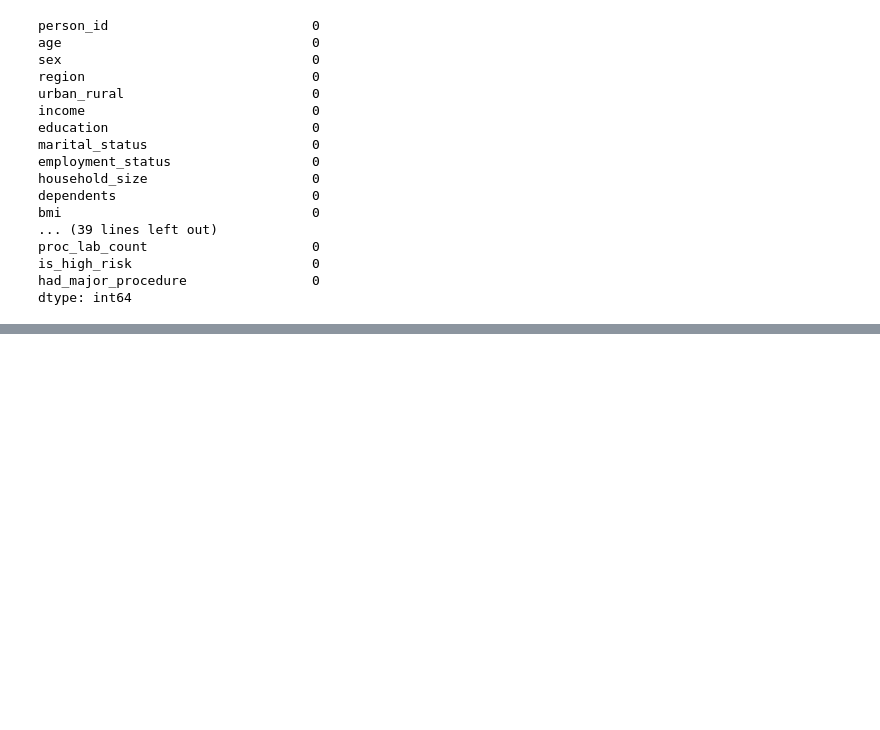
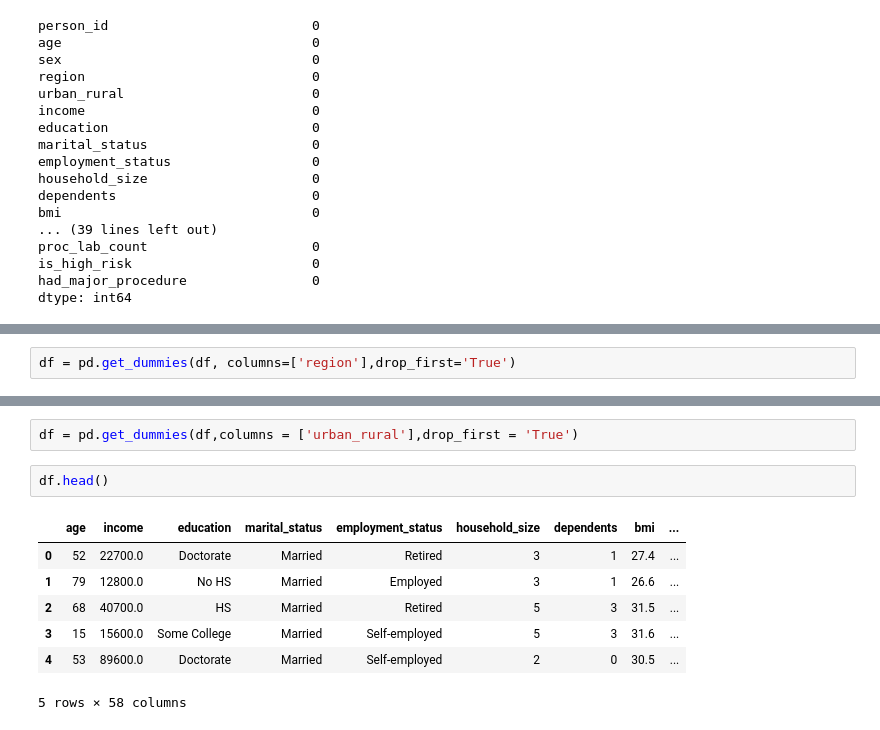
Before and after one commit to Krishna-matic/Machine_Learning_Projects, a Jupyter notebook: 01_medical_insurance_cost_prediction/Medical_Insurance_Cost_Prediction.ipynb, the cells around one changed output, grey strips where cells are left out. Cells and saved outputs as stored; diff of their text form; blank space fills up the shorter version.

```diff
--- a/01_medical_insurance_cost_prediction/Medical_Insurance_Cost_Prediction.ipynb
+++ b/01_medical_insurance_cost_prediction/Medical_Insurance_Cost_Prediction.ipynb
@@ -93,0 +196,2 @@ dtype: int64
+# %%
+df = pd.get_dummies(df, columns=['region'],drop_first='True')
@@ -93,0 +216,12 @@ dtype: int64
+# %%
+df = pd.get_dummies(df,columns = ['urban_rural'],drop_first = 'True')
+# %%
+df.head()
+# %% [output]
+|  | age | income | education | marital_status | employment_status | household_size | dependents | bmi | ... |
+| 0 | 52 | 22700.0 | Doctorate | Married | Retired | 3 | 1 | 27.4 | ... |
+| 1 | 79 | 12800.0 | No HS | Married | Employed | 3 | 1 | 26.6 | ... |
+| 2 | 68 | 40700.0 | HS | Married | Retired | 5 | 3 | 31.5 | ... |
+| 3 | 15 | 15600.0 | Some College | Married | Self-employed | 5 | 3 | 31.6 | ... |
+| 4 | 53 | 89600.0 | Doctorate | Married | Self-employed | 2 | 0 | 30.5 | ... |
+5 rows × 58 columns
```
Also changed, not shown: parts of 14 cells of this notebook.
